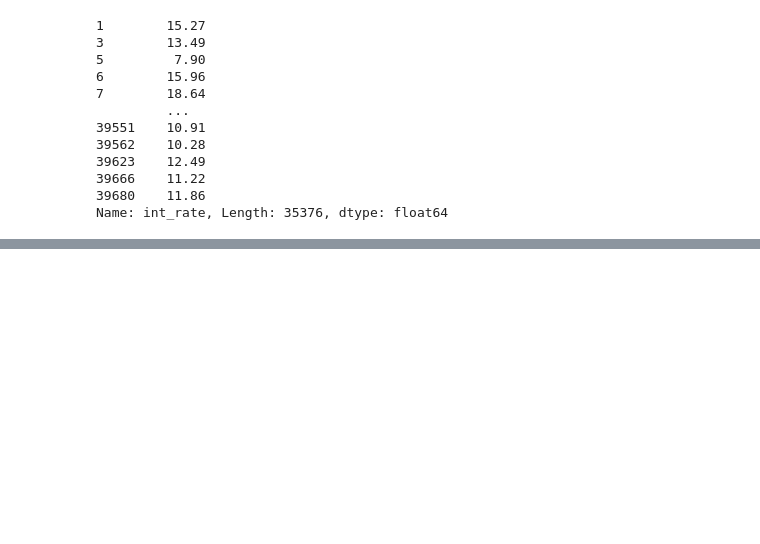
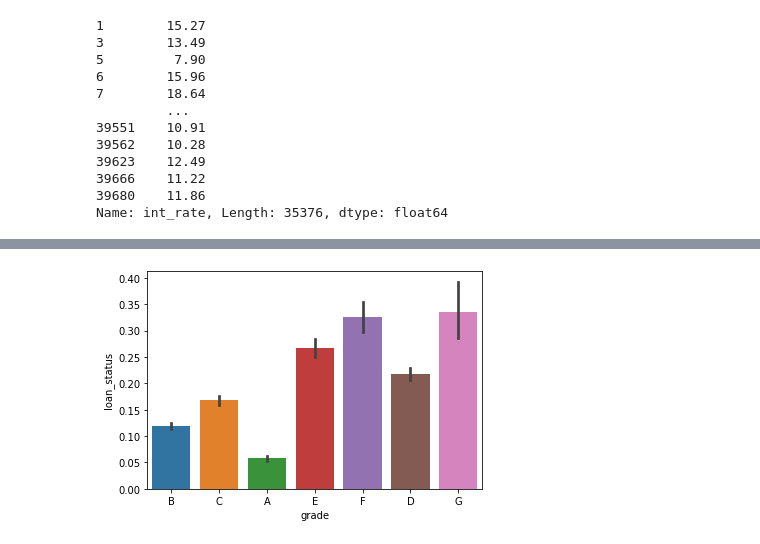
Before and after one commit to aimlhoney/LENDING_CLUB_CASE_STUDY, a Jupyter notebook: ashutosh_p1.ipynb, the cells around one changed output, grey strips where cells are left out. Cells and saved outputs as stored; diff of their text form; code cells hidden in the pictures; blank space fills up the shorter version.

```diff
--- a/ashutosh_p1.ipynb
+++ b/ashutosh_p1.ipynb
@@ -217,0 +371,10 @@ Name: int_rate, Length: 35376, dtype: float64
+# %%
+# lets define a function to plot loan_status across categorical variables
+def plot_cat(cat_var):
+    sns.barplot(x=cat_var, y='loan_status', data=df)
+# %%
+
+# compare default rates across grade of loan
+plot_cat('grade')
+# %% [output]
+[figure, added]
```
Also changed, not shown: parts of 44 cells of this notebook, 2 other files.
